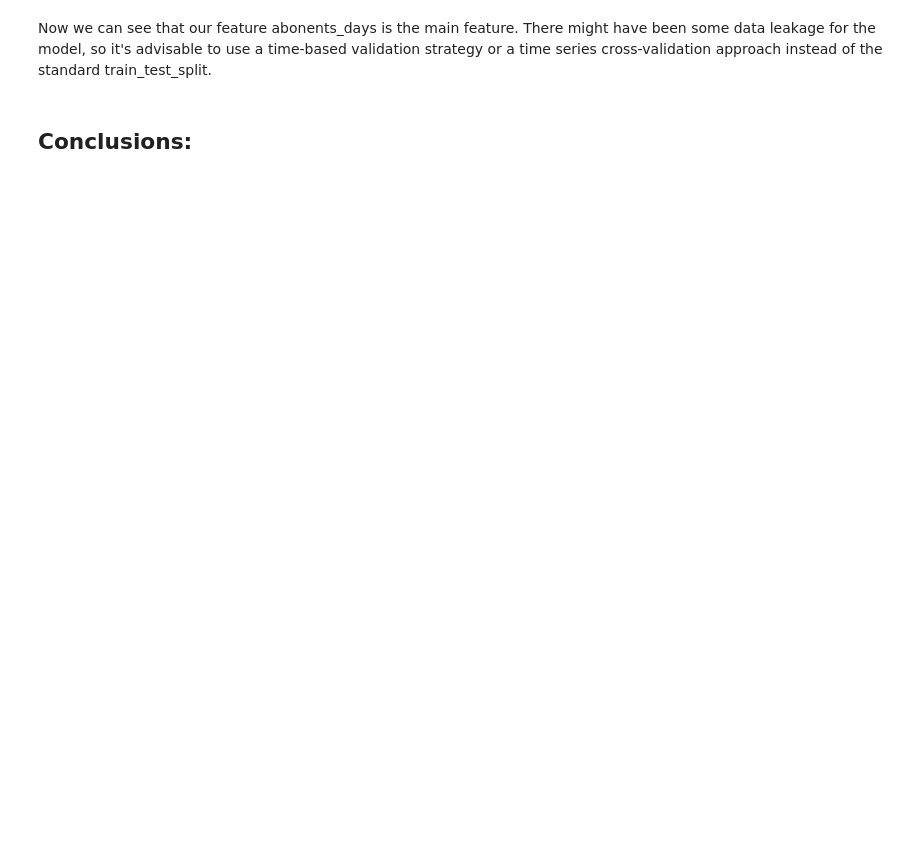
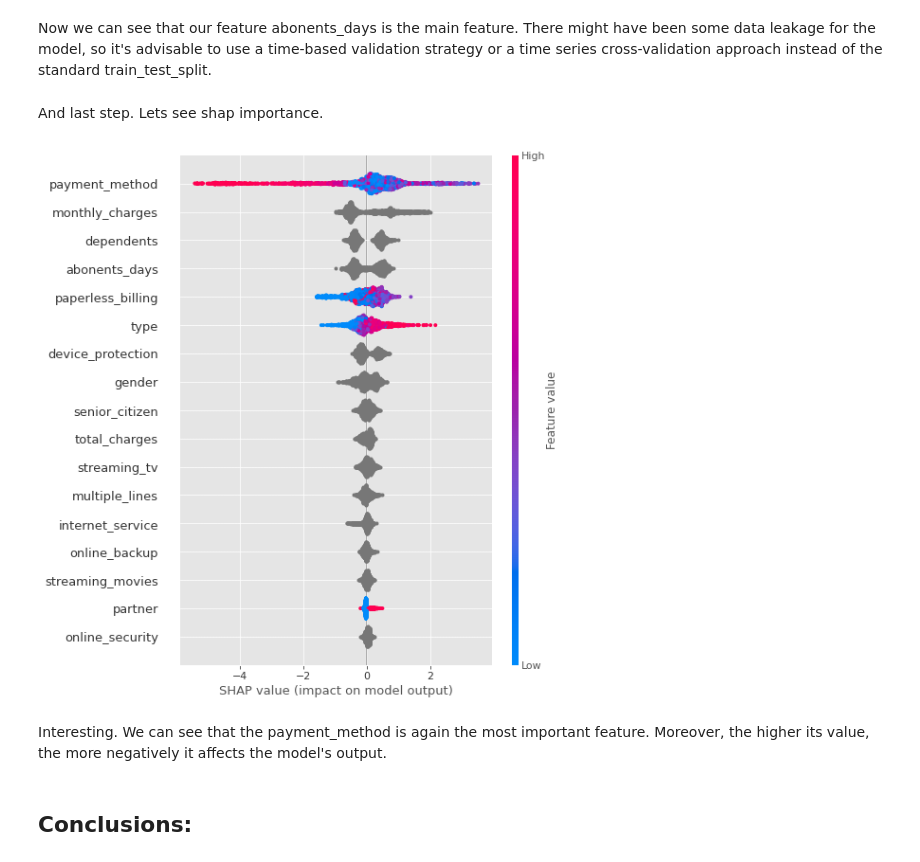
Before and after one commit to dslialin/portfolio, a Jupyter notebook: Project_8_Yandex_churn/Project_8_Yandex_churn.ipynb, the cells around one changed output. Saved outputs shown, nothing was run; the diff lists cells and outputs as text; code cells hidden in the pictures; blank space fills up the shorter version.

```diff
--- a/Project_8_Yandex_churn/Project_8_Yandex_churn.ipynb
+++ b/Project_8_Yandex_churn/Project_8_Yandex_churn.ipynb
@@ -1329,5 +1413,26 @@ plt.show()
 # %% [markdown]
 Now we can see that our feature abonents_days is the main feature. There might have been some data leakage for the model, so it's advisable to use a time-based validation strategy or a time series cross-validation approach instead of the standard train_test_split.
+# %% [markdown]
+And last step. Lets see shap importance.
+# %%
+# Get the CatBoost model from the pipeline
+catboost_model = best_model_cat.named_steps['model_cat']
+
+# Transform the test features using the pipeline's preprocessor
+features_test_transformed = best_model_cat.named_steps['preprocessor_cat'].transform(features_test)
+
+# Create an explainer object using the TreeExplainer with feature_perturbation set to "tree_path_dependent"
+explainer = shap.TreeExplainer(catboost_model, feature_perturbation="tree_path_dependent")
+
+# Calculate SHAP values
+shap_values = explainer.shap_values(features_test_transformed)
+
+# Plot SHAP summary plot
+shap.summary_plot(shap_values, features_test_transformed, feature_names=features_test.columns)
+# %% [output]
+[figure, added]
+# %% [markdown]
+Interesting. We can see that the payment_method is again the most important feature. Moreover, the higher its value, the more negatively it affects the model's output.
 # %% [markdown]
 ## Conclusions:
 # %% [markdown]
```
Also changed, not shown: parts of 77 cells of this notebook.
